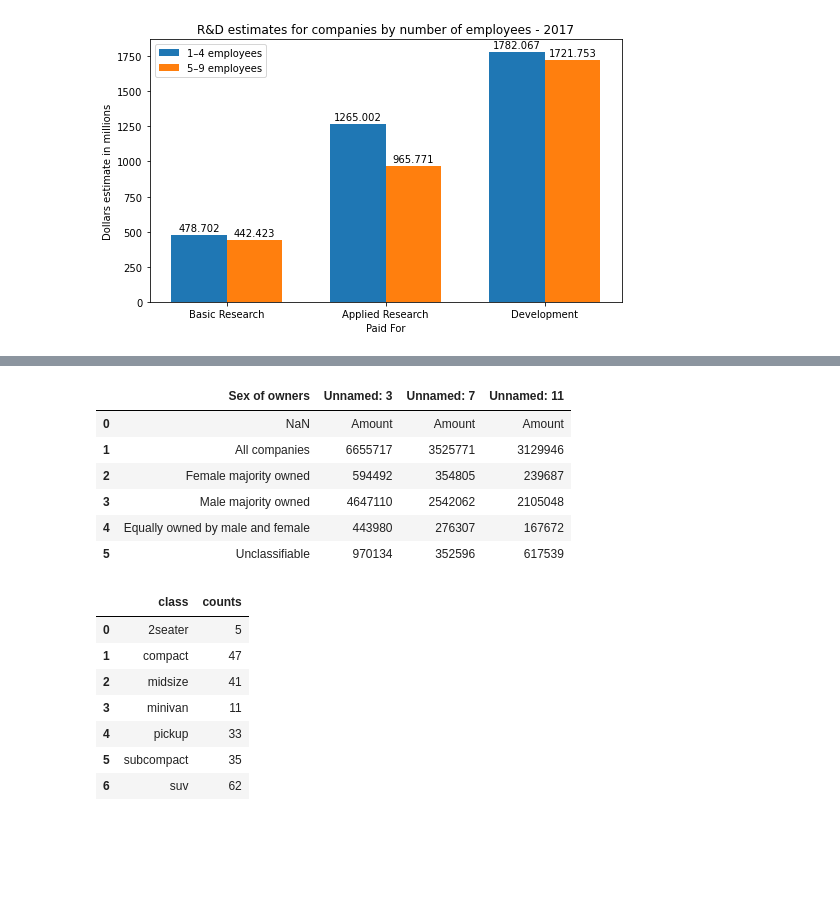
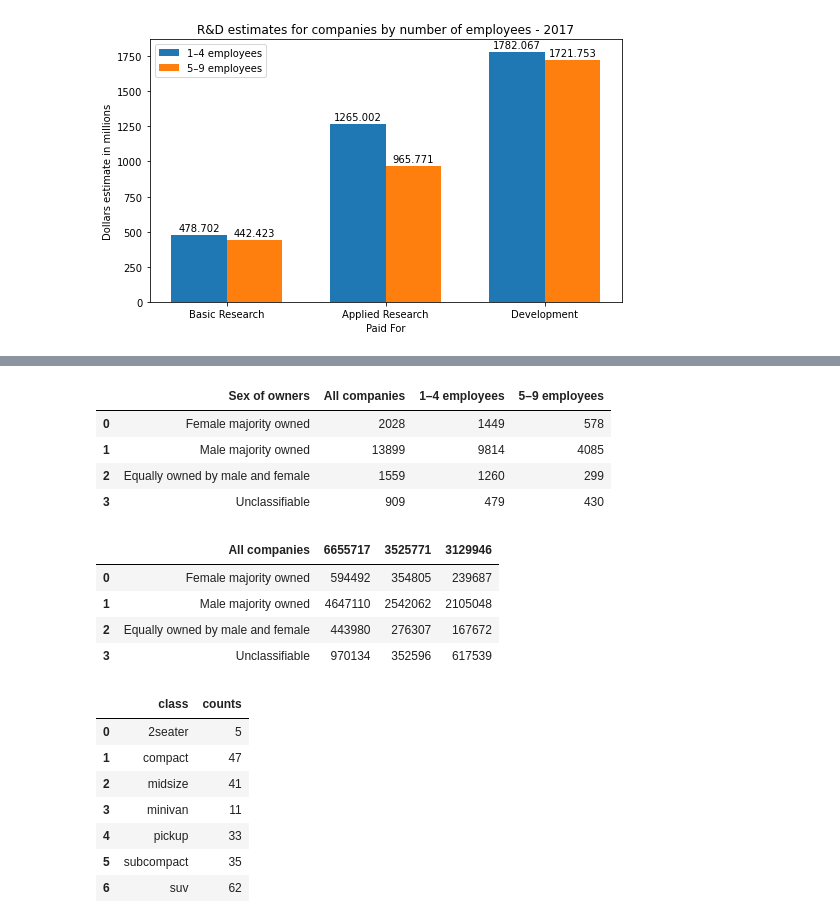
Before and after one commit to mulukenm/DataVisualization, a Jupyter notebook: ABS_Visualization.ipynb, the cells around one changed output, grey strips where cells are left out. Saved outputs shown, nothing was run; the diff lists cells and outputs as text; code cells hidden in the pictures; blank space fills up the shorter version.

```diff
--- a/ABS_Visualization.ipynb
+++ b/ABS_Visualization.ipynb
@@ -247,14 +235,25 @@ dfN.head(10)
-# %%
-dfA = pd.read_excel("https://ncses.nsf.gov/pubs/nsf21303/assets/data-tables/tables/nsf21303-tab003.xlsx", skiprows = [0, 1, 2], usecols= [0,  3, 7, 11] )
-dfA.head(10)
-# %% [output]
-|  | Sex of owners | Unnamed: 3 | Unnamed: 7 | Unnamed: 11 |
-| 0 | NaN | Amount | Amount | Amount |
-| 1 | All companies | 6655717 | 3525771 | 3129946 |
-| 2 | Female majority owned | 594492 | 354805 | 239687 |
-| 3 | Male majority owned | 4647110 | 2542062 | 2105048 |
-| 4 | Equally owned by male and female | 443980 | 276307 | 167672 |
-| 5 | Unclassifiable | 970134 | 352596 | 617539 |
+# %%
+# Total R&D cost for companies with 1–9 employees, by firm classification of sex and company size: 2017
+# Number
+dfN = pd.read_excel("https://ncses.nsf.gov/pubs/nsf21303/assets/data-tables/tables/nsf21303-tab003.xlsx", skiprows = [0, 1, 2, 3, 4], usecols= [0, 1,  5,  9] )
+dfN.columns = ['Sex of owners', 'All companies', '1–4 employees', '5–9 employees']
+dfN.head()
+# %% [output]
+|  | Sex of owners | All companies | 1–4 employees | 5–9 employees |
+| 0 | Female majority owned | 2028 | 1449 | 578 |
+| 1 | Male majority owned | 13899 | 9814 | 4085 |
+| 2 | Equally owned by male and female | 1559 | 1260 | 299 |
+| 3 | Unclassifiable | 909 | 479 | 430 |
+# %%
+# Dollar Amount
+dfA = pd.read_excel("https://ncses.nsf.gov/pubs/nsf21303/assets/data-tables/tables/nsf21303-tab003.xlsx", skiprows = [0, 1, 2, 3, 4], usecols= [0,  3, 7, 11] )
+dfA.head(10)
+# %% [output]
+|  | All companies | 6655717 | 3525771 | 3129946 |
+| 0 | Female majority owned | 594492 | 354805 | 239687 |
+| 1 | Male majority owned | 4647110 | 2542062 | 2105048 |
+| 2 | Equally owned by male and female | 443980 | 276307 | 167672 |
+| 3 | Unclassifiable | 970134 | 352596 | 617539 |
 # %%
 df.head(33)
 # %% [output]
```
Also changed, not shown: parts of 7 cells of this notebook.
